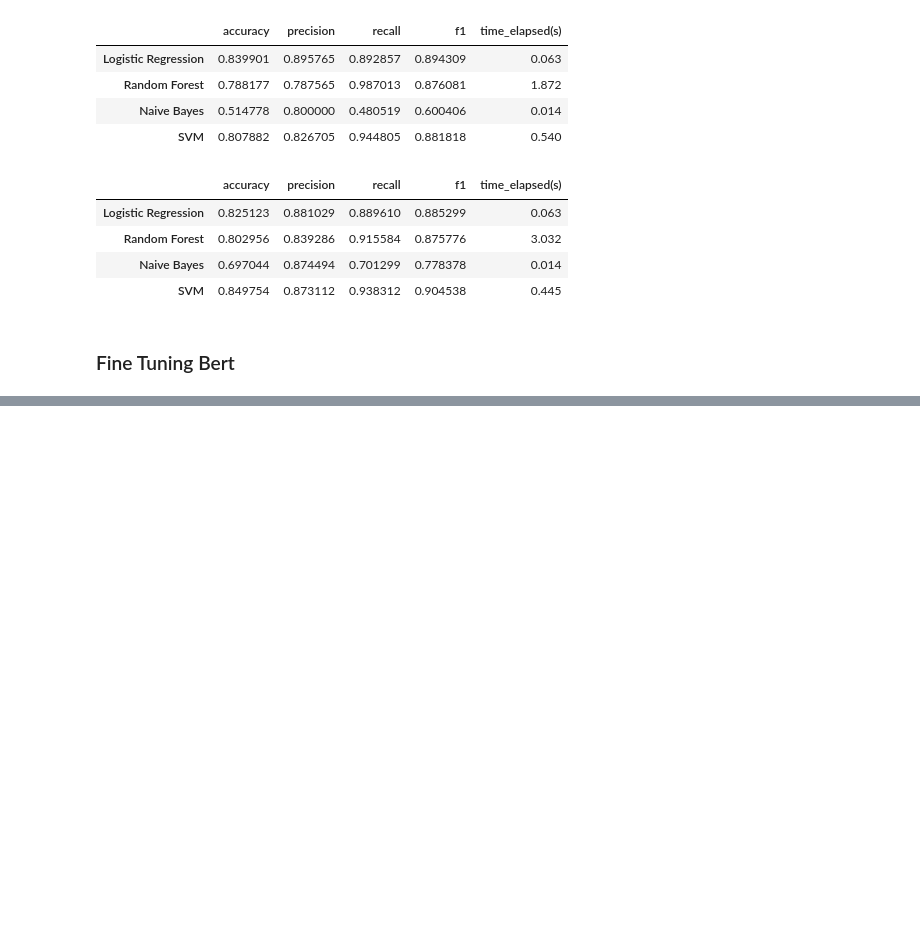
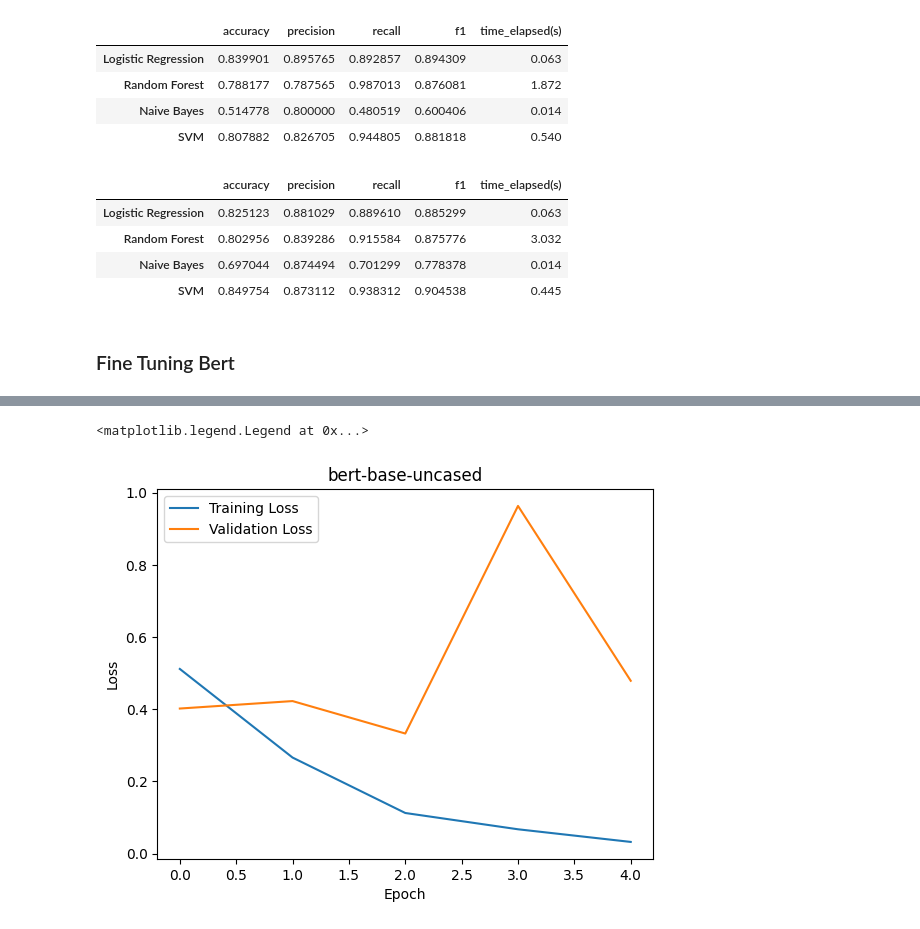
Before and after one commit to J-o-e-M/Social-Media-Mining-Project, a Jupyter notebook: main.ipynb, the cells around one changed output, grey strips where cells are left out. Cells and saved outputs as stored; diff of their text form; code cells hidden in the pictures; blank space fills up the shorter version.

```diff
--- a/main.ipynb
+++ b/main.ipynb
@@ -1224,5 +1224,7 @@ bert_results_df
 | SVM | 0.849754 | 0.873112 | 0.938312 | 0.904538 | 0.445 |
 # %% [markdown]
 ### Fine Tuning Bert
+# %%
+df = pkl.load(open('bert_augmented.pkl', 'rb'))
 # %%
 #fine tuning the bert model
@@ -1239,0 +1258,15 @@ model = BertForSequenceClassification.from_pretrained('bert-base-uncased', num_l
+# %%
+def create_data_loaders(tokenizer, batch_size=32):
+    train_dataset = create_dataset(train_data, tokenizer)
+    test_dataset = create_dataset(test_data, tokenizer)
+    #split the training data into training and validation sets
+    train_size = 0.9
+    train_size = int(train_size * len(train_dataset))
+    val_size = len(train_dataset) - train_size
+    train_dataset, val_dataset = torch.utils.data.random_split(train_dataset, [train_size, val_size])
+
+    train_loader = DataLoader(train_dataset, batch_size=batch_size, shuffle=True, num_workers=4)
+    val_loader = DataLoader(val_dataset, batch_size=batch_size, shuffle=True, num_workers=4)
+    test_loader = DataLoader(test_dataset, batch_size=batch_size, shuffle=False, num_workers=4)
+
+    return train_loader, val_loader, test_loader
@@ -1239,0 +1352,10 @@ model = BertForSequenceClassification.from_pretrained('bert-base-uncased', num_l
+# %%
+device = torch.device('cuda' if torch.cuda.is_available() else 'cpu')
+model_name = 'bert-base-uncased'
+tokenizer = AutoTokenizer.from_pretrained(model_name)
+train_loader, val_loader, test_loader = create_data_loaders(tokenizer, batch_size=32)
+model = AutoModelForSequenceClassification.from_pretrained(model_name, num_labels=2).to(device)
+optimizer = AdamW(model.parameters(), lr=5e-5, eps=1e-8)
+epochs = 5
+total_steps = len(train_loader) * epochs
+scheduler = get_linear_schedule_with_warmup(optimizer, num_warmup_steps=0, num_training_steps=total_steps)
@@ -1239,0 +1365,6 @@ model = BertForSequenceClassification.from_pretrained('bert-base-uncased', num_l
+# %%
+train_losses, val_losses = train(model, train_loader, val_loader, optimizer, epochs, device, scheduler)
+torch.save(model.state_dict(), f'fine-tuned-bert_model-{epochs}-epochs.pth')
+accuracy, precision, recall, f1 = test(model, test_loader, device)
+print(f"Test Accuracy: {accuracy:.4f}, Precision: {precision:.4f}, Recall: {recall:.4f}, F1 Score: {f1:.4f}")
+fine_tuned_results["BERT"] = {"accuracy": accuracy, "precision": precision, "recall": recall, "f1": f1}
@@ -1239,0 +1378,10 @@ model = BertForSequenceClassification.from_pretrained('bert-base-uncased', num_l
+# %%
+plt.plot(train_losses, label="Training Loss")
+plt.plot(val_losses, label="Validation Loss")
+plt.xlabel("Epoch")
+plt.ylabel("Loss")
+plt.title(model_name)
+plt.legend()
+# %% [output]
+<matplotlib.legend.Legend at 0x...>
+[figure, added]
```
Also changed, not shown: parts of 29 cells of this notebook, 2 other files.
